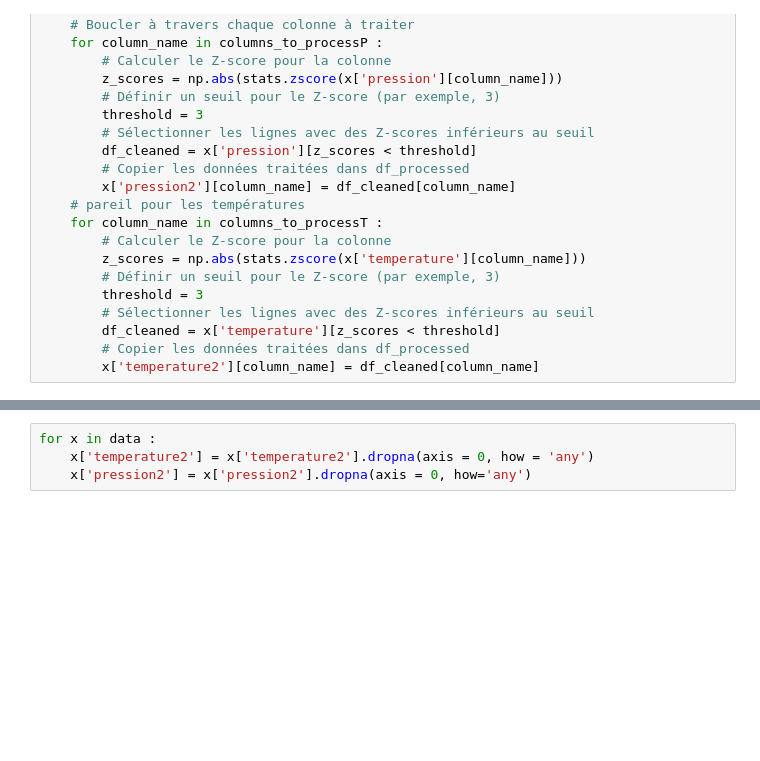
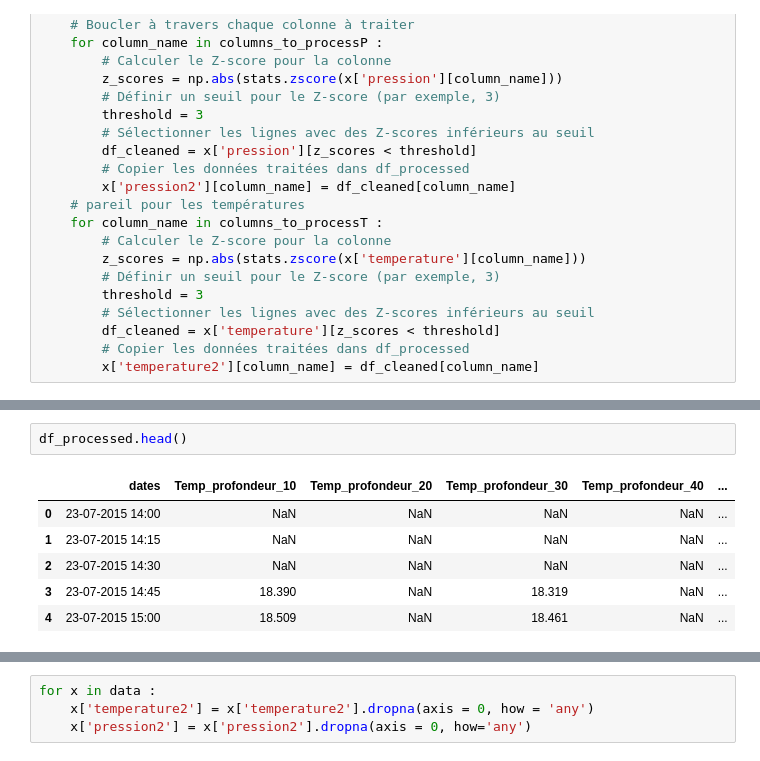
Before and after one commit to Lauredesorgues/MOLONARI_projet_3-, a Jupyter notebook: traitement_data_molonari_12-10_Laure.ipynb, the cells around one changed output, grey strips where cells are left out. Drawn from its saved outputs; the diff is of its cells as text; blank space fills up the shorter version.

```diff
--- a/traitement_data_molonari_12-10_Laure.ipynb
+++ b/traitement_data_molonari_12-10_Laure.ipynb
@@ -271,0 +393,9 @@ for x in data :
+# %%
+df_processed.head()
+# %% [output]
+|  | dates | Temp_profondeur_10 | Temp_profondeur_20 | Temp_profondeur_30 | Temp_profondeur_40 | ... |
+| 0 | 23-07-2015 14:00 | NaN | NaN | NaN | NaN | ... |
+| 1 | 23-07-2015 14:15 | NaN | NaN | NaN | NaN | ... |
+| 2 | 23-07-2015 14:30 | NaN | NaN | NaN | NaN | ... |
+| 3 | 23-07-2015 14:45 | 18.390 | NaN | 18.319 | NaN | ... |
+| 4 | 23-07-2015 15:00 | 18.509 | NaN | 18.461 | NaN | ... |
```
Also changed, not shown: parts of 6 cells of this notebook.
